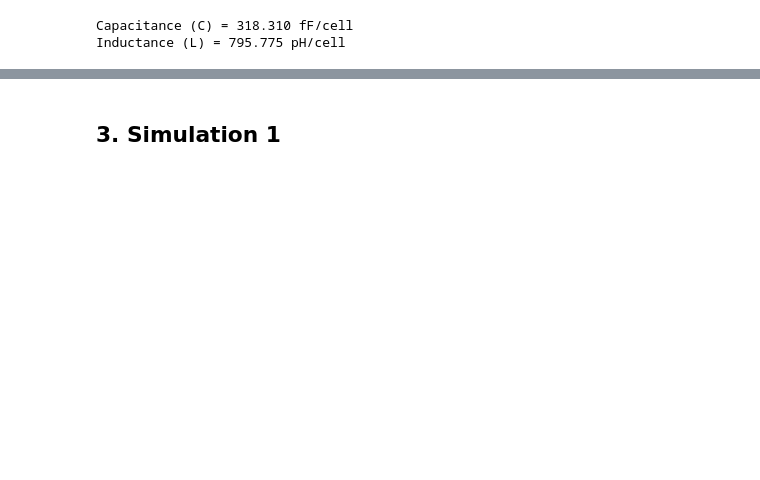
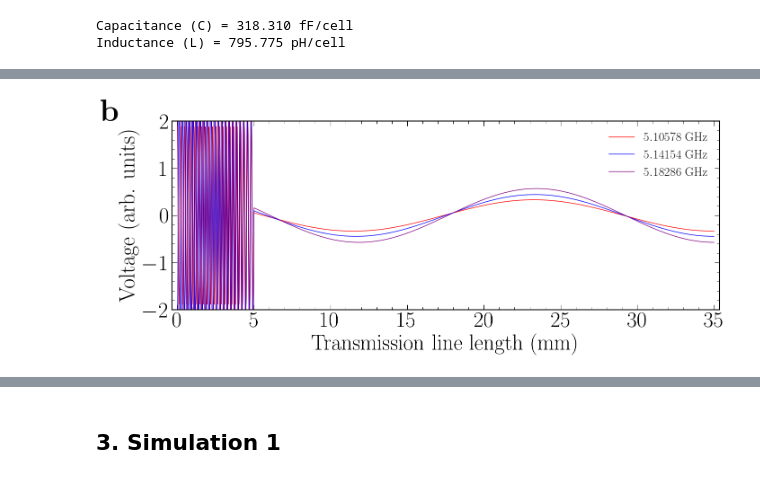
Before and after one commit to asantanah/code_for_paper, a Jupyter notebook: Artigo_simulations_.ipynb, the cells around one changed output, grey strips where cells are left out. Drawn from its saved outputs; the diff is of its cells as text; code cells hidden in the pictures; blank space fills up the shorter version.

Commit message:
Adding more data and calculations

```diff
--- a/Artigo_simulations_.ipynb
+++ b/Artigo_simulations_.ipynb
@@ -121 +120,74 @@ plt.show()
+# %%
+###############################
+# Parameters from Mathematica calcultations
+# Right-handed capacitance per unit of length = 0.1667 fF/um
+# Right-handed inductance per unit of length = 0.4167 pH/um
+# Left-handed capacitance = 318.310 fF
+# Left-handed inductance  = 795.775 pH
+# Number of unit cells = 50
+# Unit cell length = Delta x = 100 um
+# Right-handed TL length = 30 mm
+###############################
+
+data_voltageMode1_fromMathematica = loadtxt(r'Data\data1_freq5105779.txt')
+data_voltageMode2_fromMathematica = loadtxt(r'Data\data2_freq5141539.txt')
+data_voltageMode3_fromMathematica = loadtxt(r'Data\data3_freq5182859.txt')
+
+x1_list_length = data_voltageMode1_fromMathematica[:,0]*1000 + 5
+y1_list_voltage = data_voltageMode1_fromMathematica[:,1]
+
+x2_list_length = data_voltageMode2_fromMathematica[:,0]*1000  + 5
+y2_list_voltage = data_voltageMode2_fromMathematica[:,1]
+
+x3_list_length = data_voltageMode3_fromMathematica[:,0]*1000 + 5
+y3_list_voltage = data_voltageMode3_fromMathematica[:,1]
+
+fig, axes2 = plt.subplots(1, 1, figsize=(14, 6)) #14,7
+
+axes2.plot(x1_list_length, y1_list_voltage, color='red', linestyle='-', label=r'$5.10578$ GHz', lw=1.)
+axes2.plot(x2_list_length, y2_list_voltage, color='blue', linestyle='-', label=r'$5.14154$ GHz', lw=1.)
+axes2.plot(x3_list_length, y3_list_voltage, color='purple', linestyle='-', label=r'$5.18286$ GHz', lw=1.)
+
+axes2.set_xlabel(r'Transmission line length (mm)', rotation=0, fontsize=35)
+axes2.set_ylabel(r'Voltage (arb. units)', rotation=90, fontsize=35)
+
+axes2.tick_params(axis='both', which='major', length = 8, direction='in', labelsize=35)
+axes2.tick_params(axis='both', which='minor', length = 4, direction='in', labelsize=35)
+#axes2.yaxis.tick_right()
+axes2.xaxis.set_ticks_position('both')
+axes2.yaxis.set_ticks_position('both')
+#axes2.legend(loc=2, fontsize=23, frameon=False)
+
+#axes2.set_xlim(0, 5778.04)
+#axes2.set_ylim(-40, 0)
+axes2.set_ylim(-2, 2)
+
+#start, end = axes2.get_ylim()
+axes2.xaxis.set_ticks(arange(0, 35+1, 5))
+#axes2.yaxis.set_ticks(arange(start, end+1, 10))
+
+axes2.xaxis.set_minor_locator(AutoMinorLocator())
+axes2.yaxis.set_minor_locator(AutoMinorLocator())
+
+#axes2.set_ylim(-40, 0)
+#axes2.set_xlim(0, 20)
+
+axes2.text(-5, 2, r"$\mathbf{b}$", color='black', fontsize=50)
+#axes2.text(-5, -1.5, r"Right-handed", color='black', fontsize=30)
+#axes2.text(10, -1.5, r"Left-handed", color='black', fontsize=30)
+
+
+axes2.legend(loc=1,fontsize=20,frameon=False)
+
+plt.margins(x=0.01, y=0.01)
+plt.tight_layout()
+
+
+
+if( saveImages == True):
+    plt.savefig(r'Results/fig02_S21_simulacaoCST_artigo.png')
+    plt.savefig(r'Results/fig02_S21_simulacaoCST_artigo.pdf')
+plt.show()
+# %% [output]
+[figure, added]
 # %%
```
Also changed, not shown: parts of 16 cells of this notebook, 11 other files.
